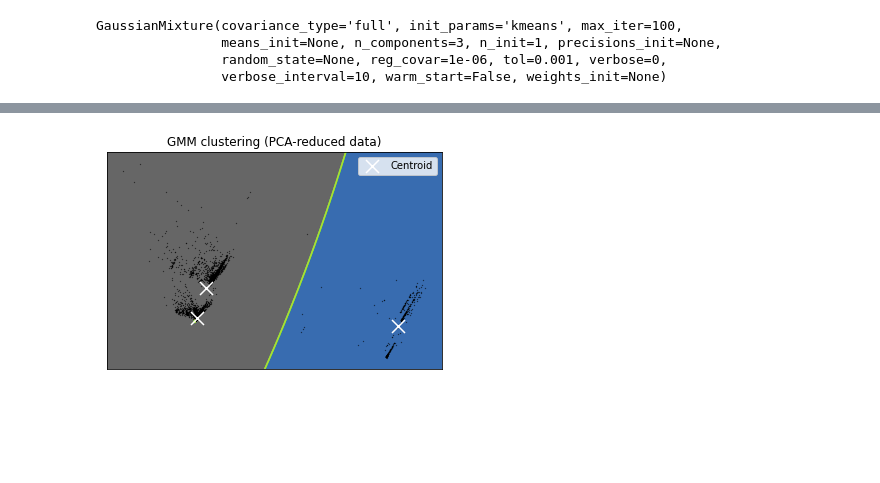
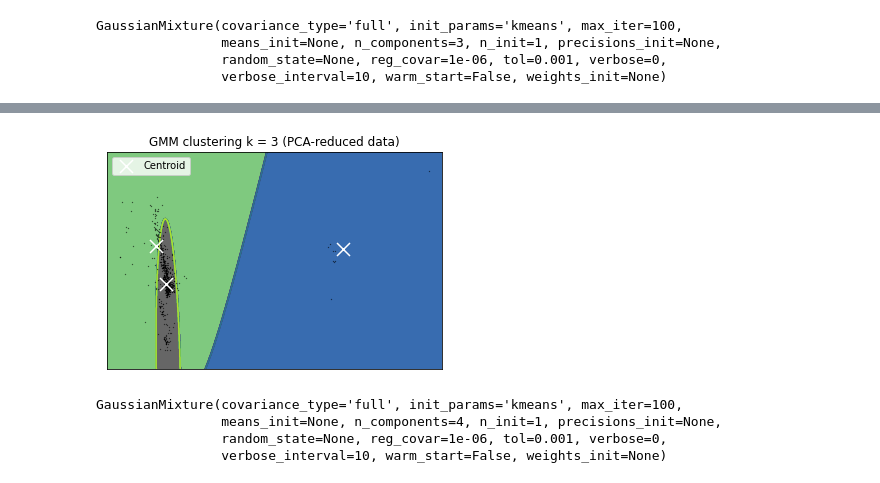
Before and after one commit to dianaescoboza/CAPSTONE, a Jupyter notebook: EM_Clustering_AX.ipynb, the cells around one changed output, grey strips where cells are left out. Drawn from its saved outputs; the diff is of its cells as text; code cells hidden in the pictures; blank space fills up the shorter version.

```diff
--- a/EM_Clustering_AX.ipynb
+++ b/EM_Clustering_AX.ipynb
@@ -45,0 +18,2 @@ b = b.dropna()
+# %%
+processed_data = pd.read_csv('data.csv')
@@ -57,31 +69,23 @@ enc = OneHotEncoder(handle_unknown='ignore')
 # %%
 # One Hot Encode Categorical Variables
 # Statement Transaction Type
-enc_df = pd.DataFrame(data = enc.fit_transform(b[['StatementTransactionType']]).toarray(), columns = enc.categories_)
-b = b.join(enc_df)
+enc_df = pd.DataFrame(data = enc.fit_transform(processed_data[['StatementTransactionType']]).toarray(), columns = enc.categories_)
+processed_data = processed_data.join(enc_df)
 
 print("Encoded statement transaction type.")
 
 # Payment Type
-enc_df = pd.DataFrame(data = enc.fit_transform(b[['PaymentType']]).toarray(), columns = enc.categories_)
-b = b.join(enc_df)
+enc_df = pd.DataFrame(data = enc.fit_transform(processed_data[['PaymentType']]).toarray(), columns = enc.categories_)
+processed_data = processed_data.join(enc_df)
 print("Encoded payment type.")
 
 
 # Is credit invoice
-enc_df = pd.DataFrame(data = enc.fit_transform(b[['IsCreditInvoice']]).toarray(), columns = enc.categories_)
-b = b.join(enc_df)
-print("Encoded is credit invoice.")
+enc_df = pd.DataFrame(data = enc.fit_transform(processed_data[['IsCreditInvoice']]).toarray(), columns = enc.categories_)
+processed_data = processed_data.join(enc_df)
+print("Encoded credit invoice.")
 
-
-#Postal code
-
-#nc_df = pd.DataFrame(data = enc.fit_transform(b[[' PostcodeOuter']]).toarray(), columns = enc.categories_)
-# = b.join(enc_df)
-
-#rint("Encoded postal code.")
-
-b=b.drop(["StatementTransactionType", "PaymentType", " PostcodeOuter", "IsCreditInvoice"], axis = 1)
+processed_data=processed_data.drop(["StatementTransactionType", "PaymentType", "IsCreditInvoice"], axis = 1)
 # %% [output]
 Encoded statement transaction type.
 Encoded payment type.
@@ -89,5 +93,5 @@ Encoded is credit invoice.
 # %%
 # Generate some variables for dates
-b["PaymentPercentage"] =  b["PaymentValue"] / b["OriginalInvoiceAmount"]
-b["DaysToDue"] = (b["DueDate"] - b["PaymentDate"]).astype('timedelta64[D]')
-b["PaymentWindow"] = (b["DueDate"] - b["RaisedDate"]).astype('timedelta64[D]')
+processed_data["PaymentPercentage"] =  processed_data["PaymentValue"] / processed_data["OriginalInvoiceAmount"]
+processed_data["DaysToDue"] = (processed_data["DueDate"] - processed_data["PaymentDate"]).astype('timedelta64[D]')
+processed_data["PaymentWindow"] = (processed_data["DueDate"] - processed_data["RaisedDate"]).astype('timedelta64[D]')
@@ -94,10 +114,10 @@ b["PaymentWindow"] = (b["DueDate"] - b["RaisedDate"]).astype('timedelta64[D]')
 # %%
 # Create x using only numerical columns
-remove_cols = ["index", "CustomerKey_y", "InvoiceKey", "RaisedDate", "DueDate", "PaymentDate"]
-x_cols = list(b.columns)
+remove_cols = ["index", "DueDate", "EarliestPaymentDate", "InvoiceKey", "PaymentDate", "RaisedDate"]
+x_cols = list(processed_data.columns)
 for i in remove_cols:
     x_cols.remove(i)
-x = b[x_cols]
+x = processed_data[x_cols]
 
 # Scale x
 data = scale(x)
@@ -159,24 +183,32 @@ Z = Z.reshape(xx.shape)
 # %%
 plt.figure(1)
 plt.clf()
 plt.imshow(Z, interpolation='nearest',
            extent=(xx.min(), xx.max(), yy.min(), yy.max()),
            cmap=plt.cm.Accent,
            aspect='auto', origin='lower')
 
 plt.plot(reduced_data[:, 0], reduced_data[:, 1], 'k.', markersize=0.5)
 # Plot the centroids as a white X
 means = GMModel.means_
 plt.scatter(means[:, 0], means[:, 1],
             marker='x', s=169, linewidths=3,
             color='w', zorder=10, label = "Centroid")
 plt.contour(xx,yy, Z)
-plt.title('GMM clustering (PCA-reduced data)')
+plt.title('GMM clustering k = 3 (PCA-reduced data)')
 plt.legend()
 plt.xlim(x_min, x_max)
 plt.ylim(y_min, y_max)
 plt.xticks(())
 plt.yticks(())
 plt.show()
 # %% [output]
-[figure, old version]
+[figure, new version]
+# %%
+GMModel = GaussianMixture(n_components=4, )
+GMModel.fit(reduced_data)
+# %% [output]
+GaussianMixture(covariance_type='full', init_params='kmeans', max_iter=100,
+                means_init=None, n_components=4, n_init=1, precisions_init=None,
+                random_state=None, reg_covar=1e-06, tol=0.001, verbose=0,
+                verbose_interval=10, warm_start=False, weights_init=None)
```
Also changed, not shown: parts of 25 cells of this notebook.
